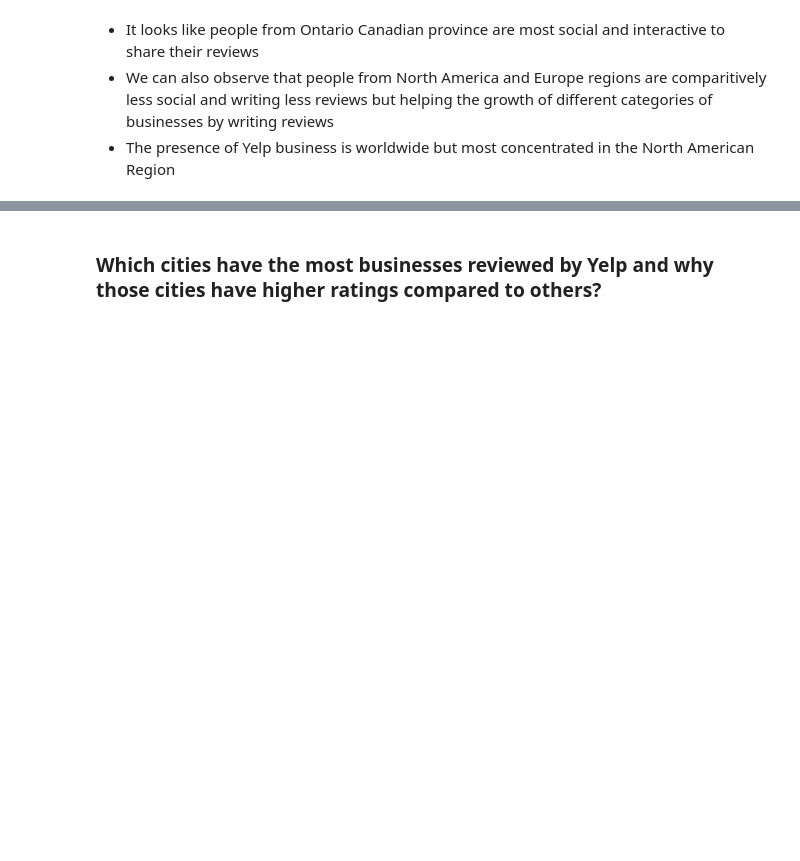
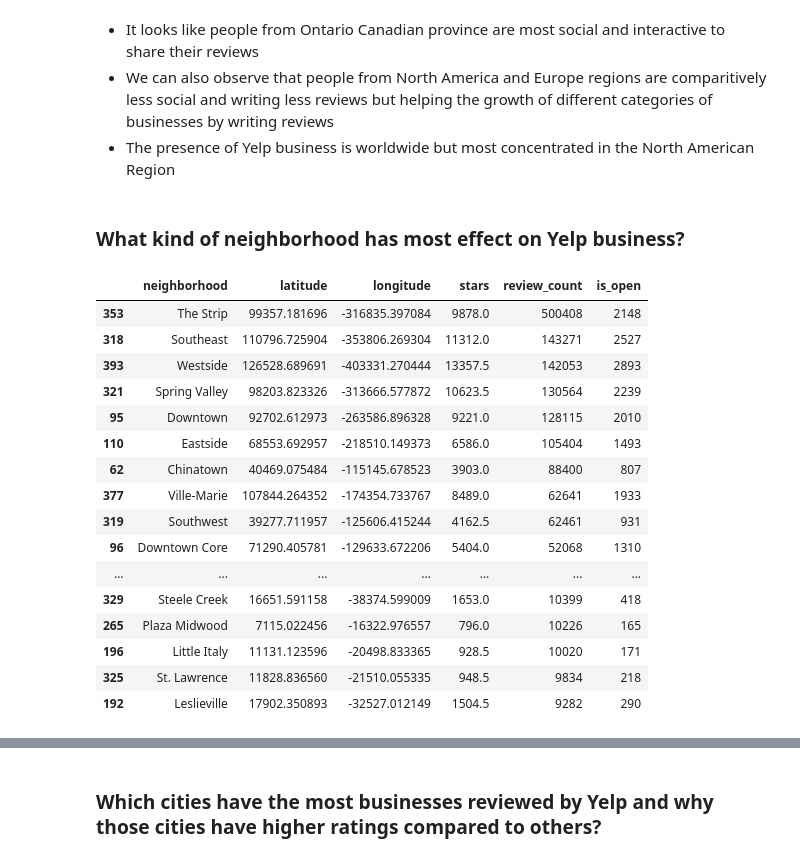
Before and after one commit to PallaviW/Yelp_Capstone_Project, a Jupyter notebook: Yelp_Capstone Project .ipynb, the cells around one changed output, grey strips where cells are left out. Saved outputs shown, nothing was run; the diff lists cells and outputs as text; code cells hidden in the pictures; blank space fills up the shorter version.

```diff
--- a/Yelp_Capstone Project .ipynb
+++ b/Yelp_Capstone Project .ipynb
@@ -136,3 +135,28 @@ plt.show()
 - It looks like people from Ontario Canadian province are most social and interactive to share their reviews
 - We can also observe that people from North America and Europe regions are comparitively less social and writing less reviews but helping the growth of different categories of businesses by writing reviews
 - The presence of Yelp business is worldwide but most concentrated in the North American Region
+# %% [markdown]
+### What kind of neighborhood has most effect on Yelp business?
+# %%
+business_temp = business.groupby(['neighborhood']).sum().reset_index()
+business_temp = business_temp.sort_values([('review_count')], ascending=False)
+business_temp = business_temp.head(50)
+business_temp
+# %% [output]
+|  | neighborhood | latitude | longitude | stars | review_count | is_open |
+| 353 | The Strip | 99357.181696 | -316835.397084 | 9878.0 | 500408 | 2148 |
+| 318 | Southeast | 110796.725904 | -353806.269304 | 11312.0 | 143271 | 2527 |
+| 393 | Westside | 126528.689691 | -403331.270444 | 13357.5 | 142053 | 2893 |
+| 321 | Spring Valley | 98203.823326 | -313666.577872 | 10623.5 | 130564 | 2239 |
+| 95 | Downtown | 92702.612973 | -263586.896328 | 9221.0 | 128115 | 2010 |
+| 110 | Eastside | 68553.692957 | -218510.149373 | 6586.0 | 105404 | 1493 |
+| 62 | Chinatown | 40469.075484 | -115145.678523 | 3903.0 | 88400 | 807 |
+| 377 | Ville-Marie | 107844.264352 | -174354.733767 | 8489.0 | 62641 | 1933 |
+| 319 | Southwest | 39277.711957 | -125606.415244 | 4162.5 | 62461 | 931 |
+| 96 | Downtown Core | 71290.405781 | -129633.672206 | 5404.0 | 52068 | 1310 |
+| ... | ... | ... | ... | ... | ... | ... |
+| 329 | Steele Creek | 16651.591158 | -38374.599009 | 1653.0 | 10399 | 418 |
+| 265 | Plaza Midwood | 7115.022456 | -16322.976557 | 796.0 | 10226 | 165 |
+| 196 | Little Italy | 11131.123596 | -20498.833365 | 928.5 | 10020 | 171 |
+| 325 | St. Lawrence | 11828.836560 | -21510.055335 | 948.5 | 9834 | 218 |
+| 192 | Leslieville | 17902.350893 | -32527.012149 | 1504.5 | 9282 | 290 |
```
Also changed, not shown: parts of 5 cells of this notebook.
